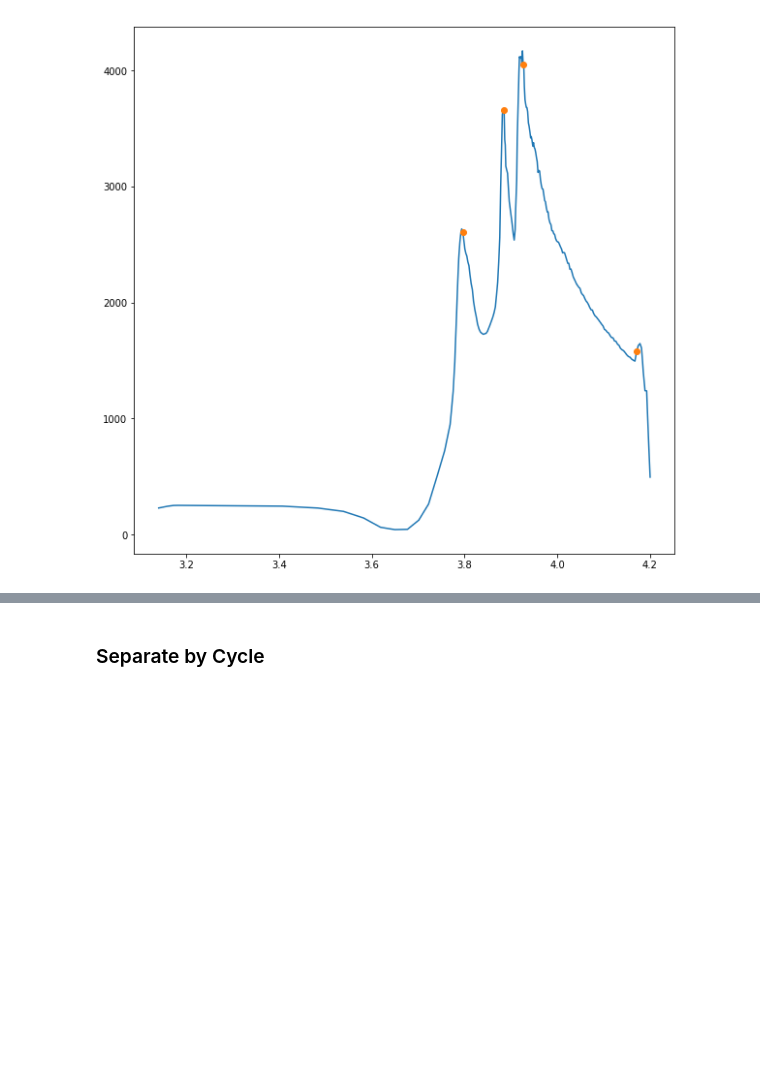
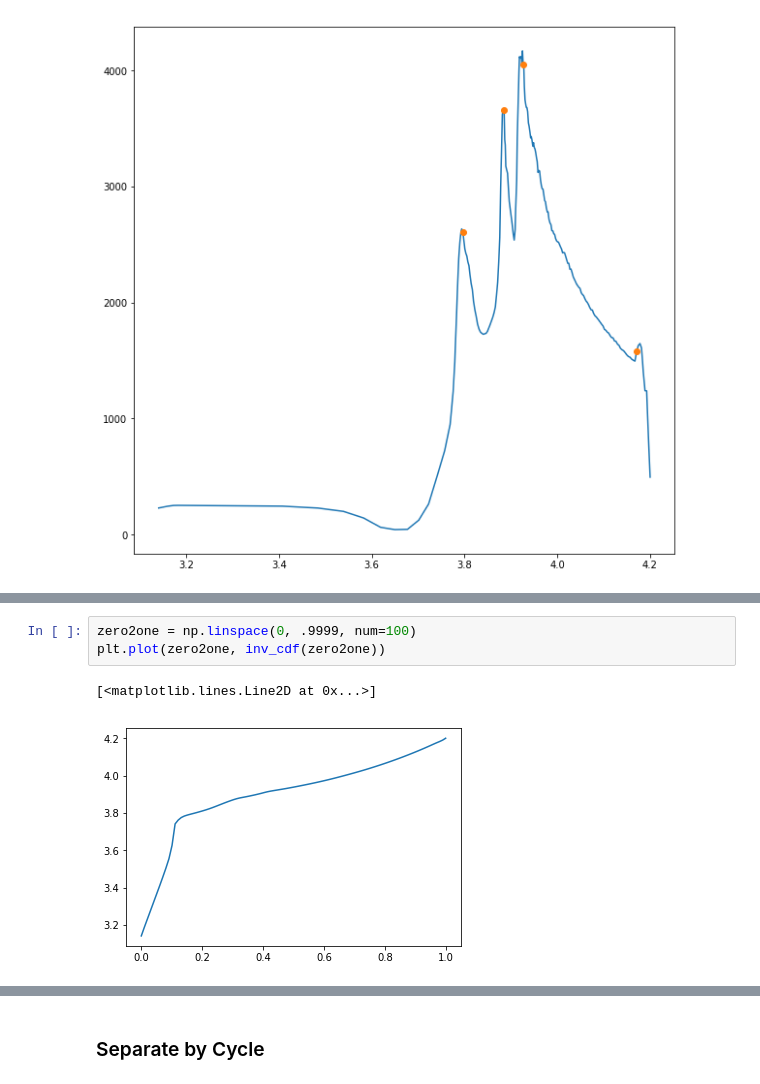
Before and after one commit to nicolet5/DiffCapAnalyzer, a Jupyter notebook: ourproject/GaussianPeakFitting.ipynb, the cells around one changed output, grey strips where cells are left out. Saved outputs shown, nothing was run; the diff lists cells and outputs as text; blank space fills up the shorter version.

```diff
--- a/ourproject/GaussianPeakFitting.ipynb
+++ b/ourproject/GaussianPeakFitting.ipynb
@@ -261,0 +400,6 @@ Seems to work! Conclusion: https://blog.ytotech.com/2015/11/01/findpeaks-in-pyth
+# %%
+zero2one = np.linspace(0, .9999, num=100)
+plt.plot(zero2one, inv_cdf(zero2one))
+# %% [output]
+[<matplotlib.lines.Line2D at 0x...>]
+[figure, added]
```
Also changed, not shown: parts of 13 cells of this notebook.
